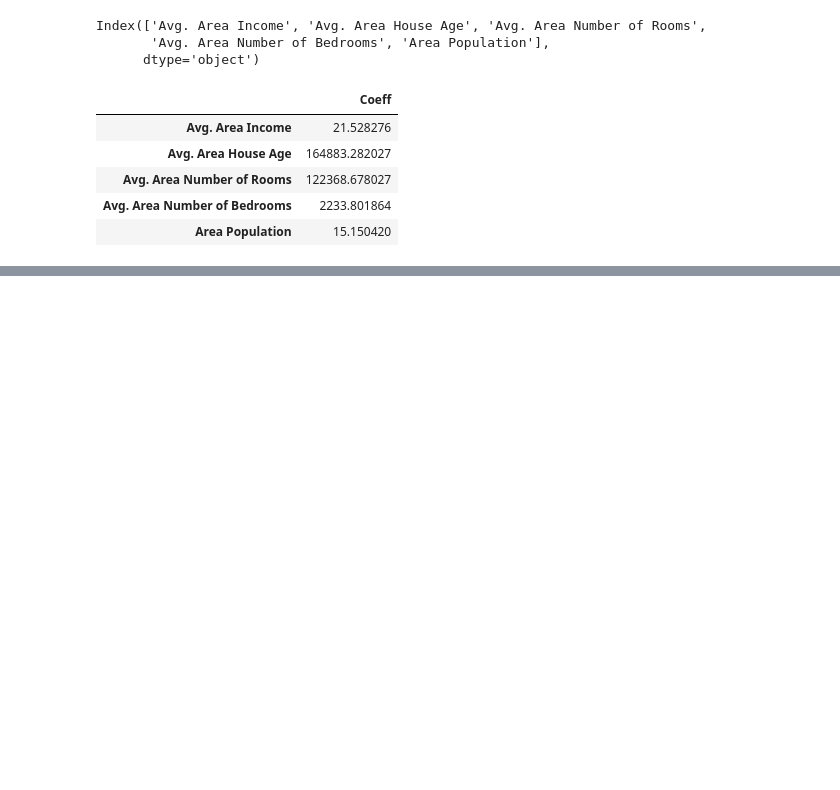
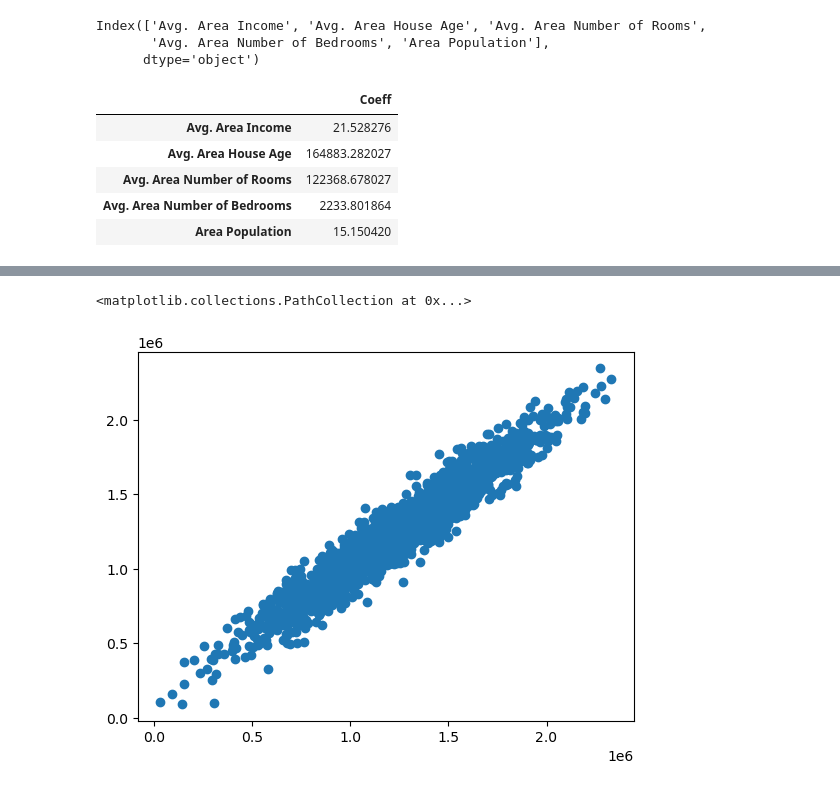
Before and after one commit to ekasymbaev/Machine-Learning-Foundations, a Jupyter notebook: Refactored_Py_DS_ML_Bootcamp-master/11-Linear-Regression/linear-regression-practice.ipynb, the cells around one changed output, grey strips where cells are left out. Cells and saved outputs as stored; diff of their text form; code cells hidden in the pictures; blank space fills up the shorter version.

```diff
--- a/Refactored_Py_DS_ML_Bootcamp-master/11-Linear-Regression/linear-regression-practice.ipynb
+++ b/Refactored_Py_DS_ML_Bootcamp-master/11-Linear-Regression/linear-regression-practice.ipynb
@@ -118,0 +121,2 @@ cdf
+# %%
+predictions = lm.predict(X_test)
@@ -118,0 +144,5 @@ cdf
+# %%
+plt.scatter(y_test, predictions)
+# %% [output]
+<matplotlib.collections.PathCollection at 0x...>
+[figure, added]
```
Also changed, not shown: parts of 4 cells of this notebook, 1 other file.
